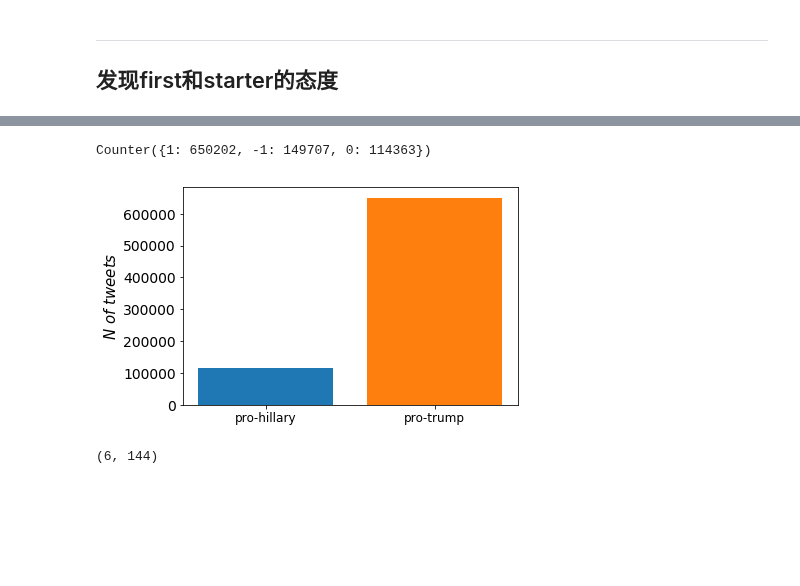
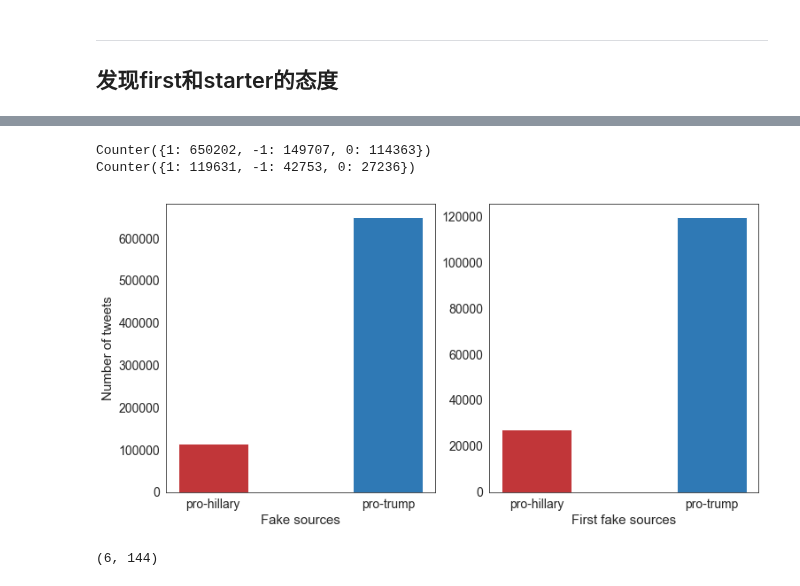
Before and after one commit to kayzhou/fake_news_during_election, a Jupyter notebook: fake_staters.ipynb, the cells around one changed output, grey strips where cells are left out. Drawn from its saved outputs; the diff is of its cells as text; code cells hidden in the pictures; blank space fills up the shorter version.

```diff
--- a/fake_staters.ipynb
+++ b/fake_staters.ipynb
@@ -432,16 +428,3 @@ len(user_tweets_cnt[user_tweets_cnt>20])
 ---
 
 ## 发现first和starter的态度
-# %%
-import SQLite_handler
-
-def opinion(_id):
-    """
-    1 是支持trump
-    """
-    v = SQLite_handler.get_class_proba(_id)
-    if v == -1:
-        print("LOST tweet: ", _id)
-        exit(-1)
-        return -1
-    return 1 if v < 0.5 else 0
@@ -566,18 +447,42 @@ Counter({1: 119631, -1: 42753, 0: 27236})
-# %%
-count = Counter(staters_opinion)
-print(count)
-
-label = ["pro-hillary", "pro-trump"]
-plt.bar(0, count[0])
-plt.bar(1, count[1])
-plt.xticks([0, 1], label)
-plt.ylabel('$N\ of\ tweets$', fontsize=15)
-plt.xticks(fontsize=12); plt.yticks(fontsize=14)
-plt.show()
-plt.close()
-# %% [output]
-Counter({1: 650202, -1: 149707, 0: 114363})
-[figure, removed]
+# %%
+from collections import Counter
+sns.set_style("white")
+sns.color_palette("RdBu", n_colors=7)
+
+count = Counter(staters_opinion)
+print(count)
+
+label = ["pro-hillary", "pro-trump"]
+plt.figure(figsize=(12, 6))
+plt.subplot(121)
+plt.bar(1, count[0], color=sns.color_palette("RdBu")[0], width=0.2)
+plt.bar(1.5, count[1], color=sns.color_palette("RdBu")[5], width=0.2)
+plt.xticks([1, 1.5], label)
+plt.xlabel('Fake sources', fontsize=15)
+plt.ylabel('Number of tweets', fontsize=15)
+plt.xticks(fontsize=14); plt.yticks(fontsize=14)
+# plt.savefig("N of fake first sources.pdf", dpi=300)
+# plt.show()
+# plt.close()
+
+count = Counter(first_opinion)
+print(count)
+
+label = ["pro-hillary", "pro-trump"]
+plt.subplot(122)
+plt.bar(1, count[0], color=sns.color_palette("RdBu")[0], width=0.2)
+plt.bar(1.5, count[1], color=sns.color_palette("RdBu")[5], width=0.2)
+plt.xticks([1, 1.5], label)
+plt.xlabel('First fake sources', fontsize=15)
+# plt.ylabel('N of fake sources', fontsize=15)
+plt.xticks(fontsize=14); plt.yticks(fontsize=14)
+plt.savefig("fig/N of fake sources.pdf", dpi=300)
+plt.show()
+plt.close()
+# %% [output]
+Counter({1: 650202, -1: 149707, 0: 114363})
+Counter({1: 119631, -1: 42753, 0: 27236})
+[figure, added]
 # %%
 uids_of_IRA = set(json.load(open("data/IRA_match.json")).values())
 # %%
```
Also changed, not shown: parts of 6 cells of this notebook, 3 other files.
